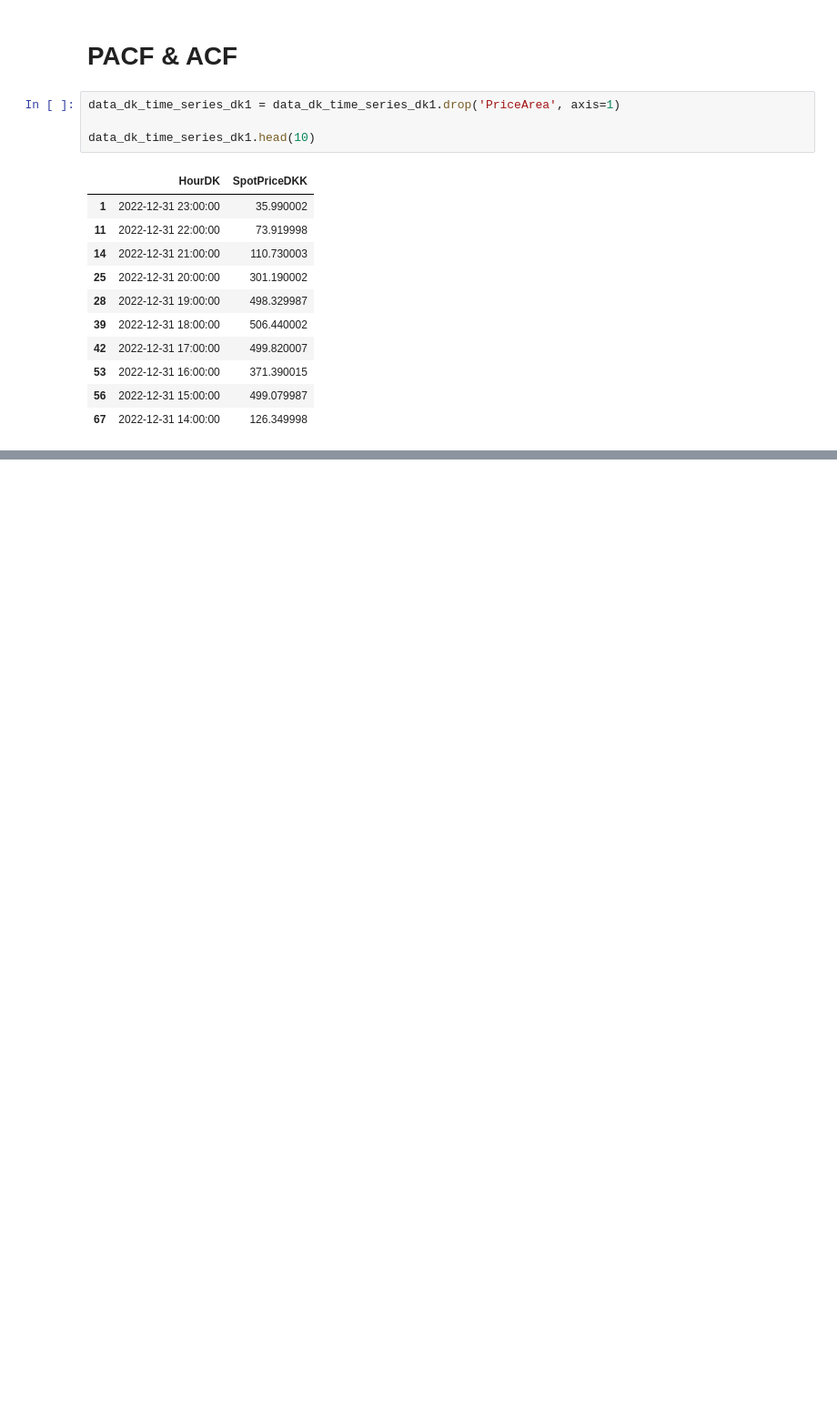
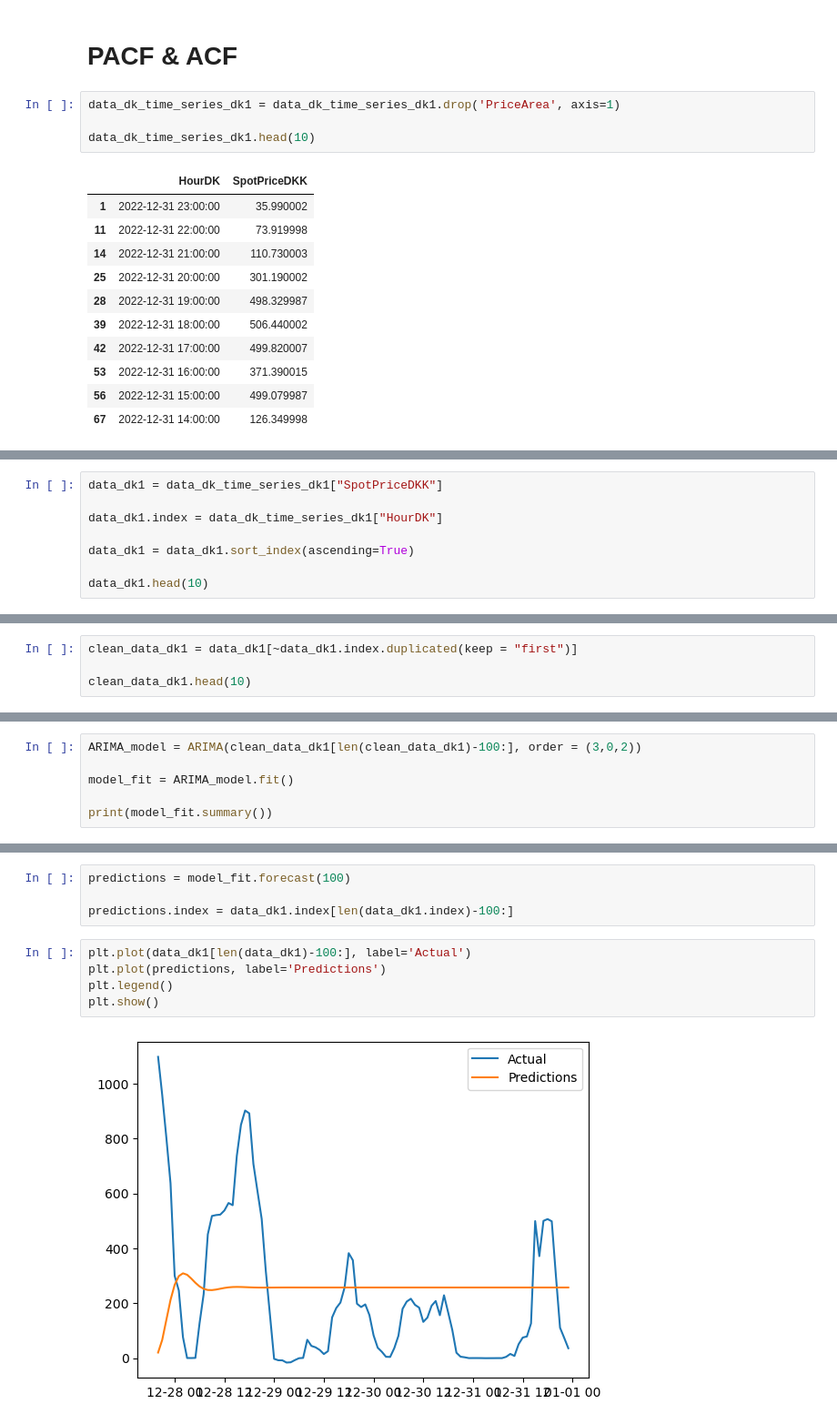
Before and after one commit to NusretSalli/Time-series, a Jupyter notebook: Electricity_DK_prize_forecast.ipynb, the cells around one changed output, grey strips where cells are left out. Shown: that part at 91% size. Saved outputs shown, nothing was run; the diff lists cells and outputs as text; blank space fills up the shorter version.

```diff
--- a/Electricity_DK_prize_forecast.ipynb
+++ b/Electricity_DK_prize_forecast.ipynb
@@ -201,0 +209,8 @@ Name: SpotPriceDKK, Length: 8760, dtype: float64
+# %%
+data_dk1 = data_dk_time_series_dk1["SpotPriceDKK"]
+
+data_dk1.index = data_dk_time_series_dk1["HourDK"]
+
+data_dk1 = data_dk1.sort_index(ascending=True)
+
+data_dk1.head(10)
@@ -213,0 +266,4 @@ Based on the results from above, we should start with an Autoregressive model wi
+# %%
+clean_data_dk1 = data_dk1[~data_dk1.index.duplicated(keep = "first")]
+
+clean_data_dk1.head(10)
@@ -213,0 +288,6 @@ Based on the results from above, we should start with an Autoregressive model wi
+# %%
+ARIMA_model = ARIMA(clean_data_dk1[len(clean_data_dk1)-100:], order = (3,0,2))
+
+model_fit = ARIMA_model.fit()
+
+print(model_fit.summary())
@@ -213,0 +312,11 @@ Based on the results from above, we should start with an Autoregressive model wi
+# %%
+predictions = model_fit.forecast(100)
+
+predictions.index = data_dk1.index[len(data_dk1.index)-100:]
+# %%
+plt.plot(data_dk1[len(data_dk1)-100:], label='Actual')
+plt.plot(predictions, label='Predictions')
+plt.legend()
+plt.show()
+# %% [output]
+[figure, added]
```
Also changed, not shown: parts of 24 cells of this notebook, 1 other file.
